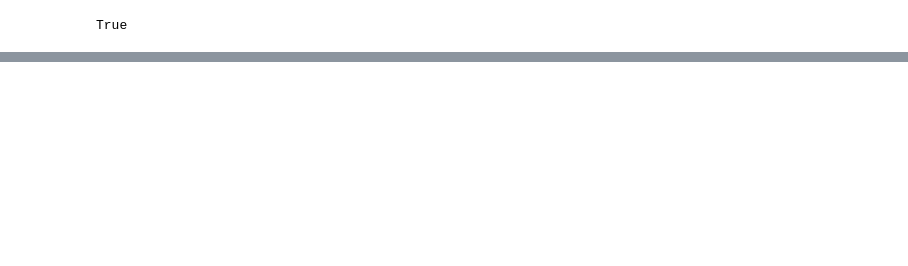
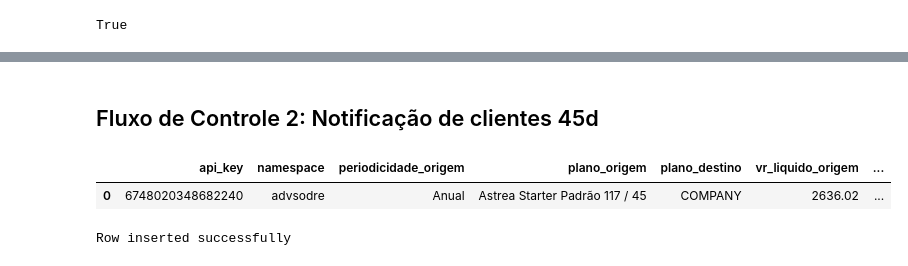
Before and after one commit to strangercacaus/customer_health_score_modelling, a Jupyter notebook: deepnote/ETL_-_Virada_de_Planos_(082023)/Script Principal - Homolog.ipynb, the cells around one changed output, grey strips where cells are left out. Saved outputs shown, nothing was run; the diff lists cells and outputs as text; code cells hidden in the pictures; blank space fills up the shorter version.

```diff
--- a/deepnote/ETL_-_Virada_de_Planos_(082023)/Script Principal - Homolog.ipynb
+++ b/deepnote/ETL_-_Virada_de_Planos_(082023)/Script Principal - Homolog.ipynb
@@ -238,6 +328,52 @@ total_elapsed_time = control_flow_end - control_flow_begin
 logger.info(f'Atualização finalizada ({total_elapsed_time}s), {apiastrea.error_count} erros, {apiastrea.successful_requests} sucessos.')
 slack_notify(f'Virada de Planos - {version}','Finish',f'Atualização finalizada ({total_elapsed_time}s), {apiastrea.error_count} erros, {apiastrea.successful_requests} sucessos.')
 logger.info(f"Fluxo de Controle Finalizado")
+# %% [markdown]
+## Fluxo de Controle 2: Notificação de clientes 45d
+# %%
+df_clientes_notificacao = _deepnote_execute_sql('select * from df_clientes\nwhere  (periodicidade_origem like \'%Anual%\' and dias_ate_renovacao = 45\n    or (periodicidade_origem like \'%Mensal%\'\n        and (parcela_dt_proxima::date + interval\'1 month\') - current_date::date = 45))\nand not api_key in (select api_key from df_notified_tenants)\nlimit 1', 'SQL_DEEPNOTE_DATAFRAME_SQL', audit_sql_comment='', sql_cache_mode='cache_disabled')
+df_clientes_notificacao
+# %% [output]
+|  | api_key | namespace | periodicidade_origem | plano_origem | plano_destino | vr_liquido_origem | ... |
+| 0 | 6748020348682240 | advsodre | Anual | Astrea Starter Padrão 117 / 45 | COMPANY | 2636.02 | ... |
+# %%
+clientes_notify = len(df_clientes_notificacao)
+
+if clientes_notify == 0:
+    slack_notify(f'Virada de Planos - {version}','Info','Nenhum cliente encontrado para notificação de 45d')
+
+elif clientes_notify > 0:
+    slack_notify(f'Virada de Planos - {version}','Info',f'{clientes_notify} clientes encontrados para atualização')
+    logger.info('Fluxo de Controle: Iniciando o Loop de notificação')
+    for index, row in df_clientes_execucao.iterrows():
+        customer = row.to_dict()
+        notification = apiintercom.notify_company_users(
+            company_name=customer["namespace"],
+            event_name="virada-planos-notificacao-45d",
+            timestamp = int(time.time())
+        )
+        customer_summary = {
+            "script_ver": version,
+            "api_key": customer['api_key'],
+            "namespace": customer['namespace'],
+            "periodicidade": customer['periodicidade_origem'],
+            "plano_origem": customer['plano_origem'],
+            "plano_destino": customer['plano_destino'],
+            "vr_bruto_origem": customer['vr_bruto_origem'], # 10 - VR Bruto Origem - Decimal
+            "vr_bruto_destino": customer['vr_bruto_destino'], # 11 - VR Bruto Destino - Decimal
+            "vr_liquido_origem": customer['vr_liquido_origem'], # 12 - VR Liquido Origem - Decimal
+            "desconto_origem": customer['desconto_origem'], # 13 - Desconto Origem - Decimal
+            "desconto_destino": customer['desconto_destino'], # 14 - Desconto Destino - Decimal
+            "parcela_dt_proxima": customer['parcela_dt_proxima'], # 15 - Parcela Dt Proxima - Date
+            "dias_ate_renovacao": customer['dias_ate_renovacao'], # 16 - Dias Ate Renovacao - Integer
+            "users_notified": notification['success']
+            }
+        con.insert_row(
+            table='cx_data.virada_planos_notified_customers',
+            values=customer_summary
+        )
+# %% [output]
+Row inserted successfully
 # %% [markdown]
 <a style='text-decoration:none;line-height:16px;display:flex;color:#5B5B62;padding:10px;justify-content:end;' href='https://deepnote.com?utm_source=created-in-deepnote-cell&projectId=a6aa03ff-9a9e-4b1a-a1ec-ff555e98a018' target="_blank">
 <img alt='Created in deepnote.com' style='display:inline;max-height:16px;margin:0px;margin-right:7.5px;' src='embedded-picture-1' > </img>
```
Also changed, not shown: parts of 15 cells of this notebook.
